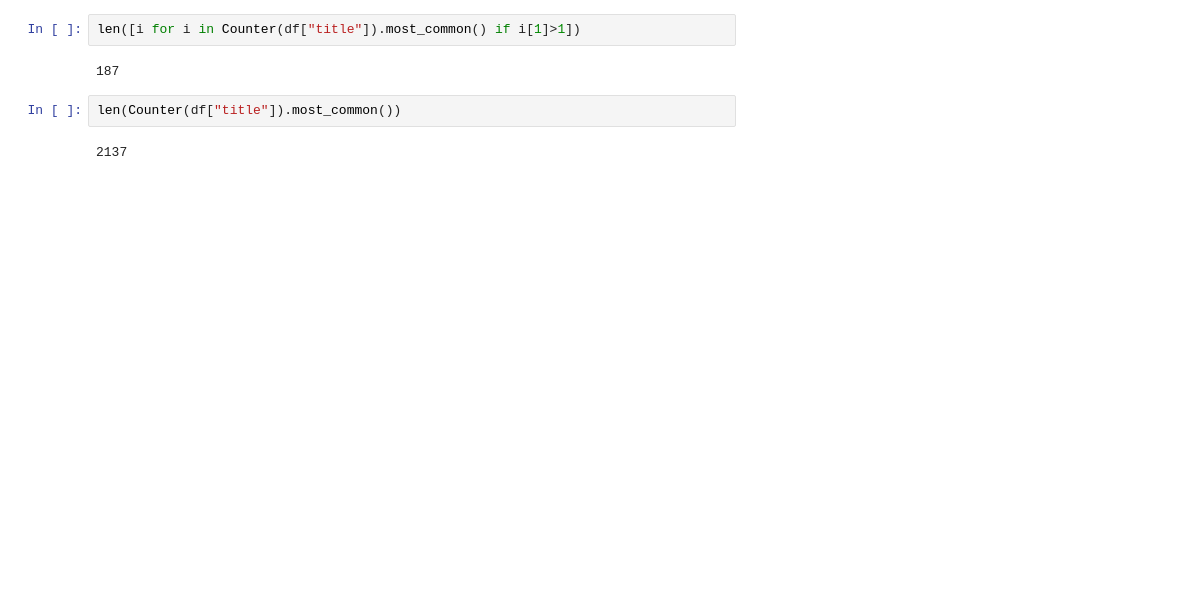
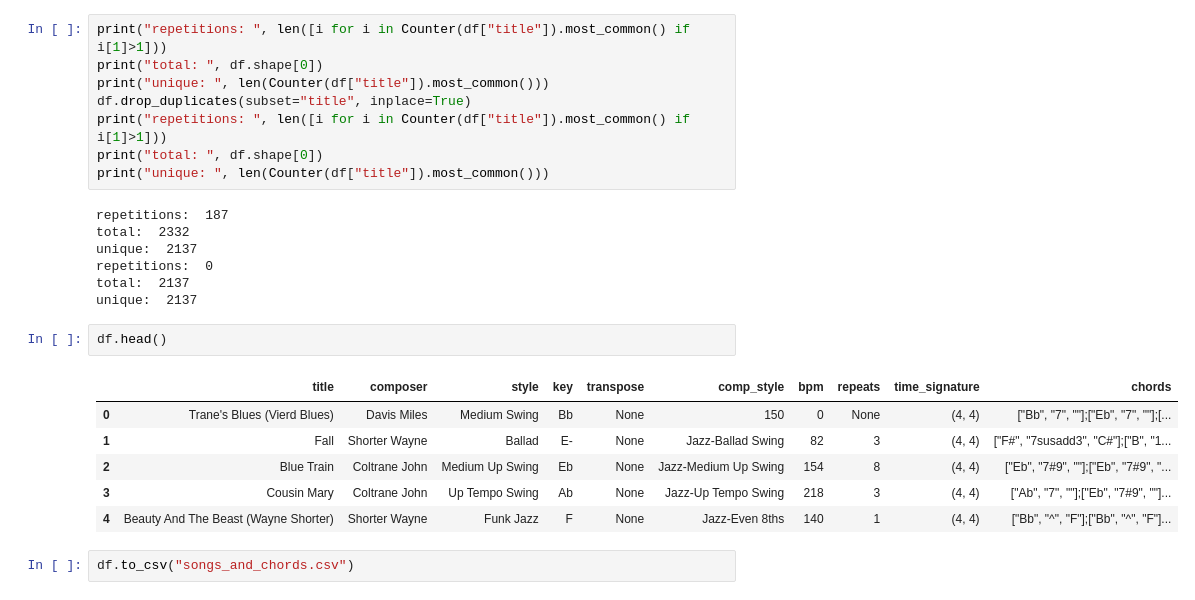
Before and after one commit to mateuszdorobek/Harmony-Analyzer, a Jupyter notebook: Scrap Data.ipynb, the cells around one changed output. Drawn from its saved outputs; the diff is of its cells as text; blank space fills up the shorter version.

```diff
--- a/Scrap Data.ipynb
+++ b/Scrap Data.ipynb
@@ -100,8 +96,26 @@ Parsed Zing Went The Strings Of My Heart (Dixieland Tunes)
-# %%
-len([i for i in Counter(df["title"]).most_common() if i[1]>1])
-# %% [output]
-187
-# %%
-len(Counter(df["title"]).most_common())
-# %% [output]
-2137
+# %%
+print("repetitions: ", len([i for i in Counter(df["title"]).most_common() if i[1]>1]))
+print("total: ", df.shape[0])
+print("unique: ", len(Counter(df["title"]).most_common()))
+df.drop_duplicates(subset="title", inplace=True)
+print("repetitions: ", len([i for i in Counter(df["title"]).most_common() if i[1]>1]))
+print("total: ", df.shape[0])
+print("unique: ", len(Counter(df["title"]).most_common()))
+# %% [output]
+repetitions:  187
+total:  2332
+unique:  2137
+repetitions:  0
+total:  2137
+unique:  2137
+# %%
+df.head()
+# %% [output]
+|  | title | composer | style | key | transpose | comp_style | bpm | repeats | time_signature | chords |
+| 0 | Trane's Blues (Vierd Blues) | Davis Miles | Medium Swing | Bb | None | 150 | 0 | None | (4, 4) | ["Bb", "7", ""];["Eb", "7", ""];[... |
+| 1 | Fall | Shorter Wayne | Ballad | E- | None | Jazz-Ballad Swing | 82 | 3 | (4, 4) | ["F#", "7susadd3", "C#"];["B", "1... |
+| 2 | Blue Train | Coltrane John | Medium Up Swing | Eb | None | Jazz-Medium Up Swing | 154 | 8 | (4, 4) | ["Eb", "7#9", ""];["Eb", "7#9", "... |
+| 3 | Cousin Mary | Coltrane John | Up Tempo Swing | Ab | None | Jazz-Up Tempo Swing | 218 | 3 | (4, 4) | ["Ab", "7", ""];["Eb", "7#9", ""]... |
+| 4 | Beauty And The Beast (Wayne Shorter) | Shorter Wayne | Funk Jazz | F | None | Jazz-Even 8ths | 140 | 1 | (4, 4) | ["Bb", "^", "F"];["Bb", "^", "F"]... |
+# %%
+df.to_csv("songs_and_chords.csv")
```
Also changed, not shown: parts of 5 cells of this notebook, 1 other file.
